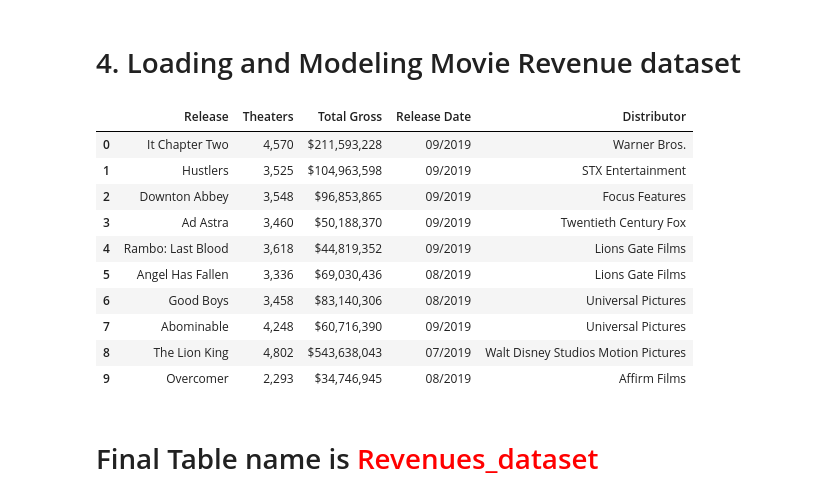
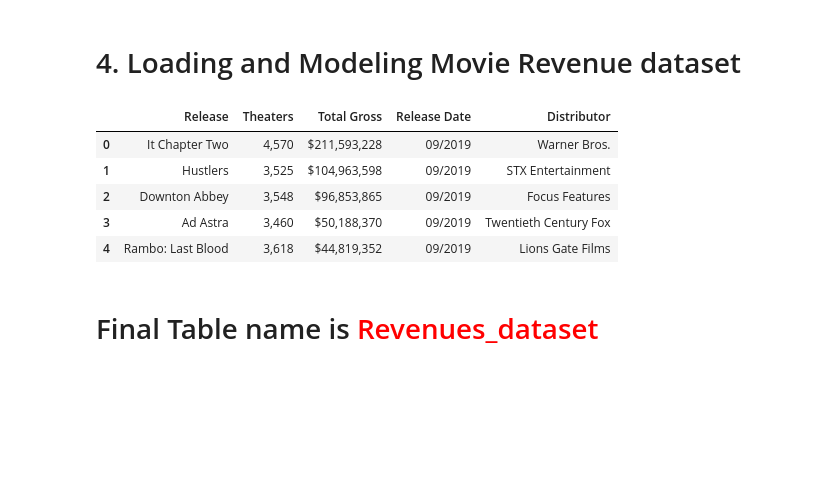
Before and after one commit to shreyashguptas/IMDbRatings-StockImpact, a Jupyter notebook: Project_dataset.ipynb, the cells around one changed output. Cells and saved outputs as stored; diff of their text form; code cells hidden in the pictures; blank space fills up the shorter version.

```diff
--- a/Project_dataset.ipynb
+++ b/Project_dataset.ipynb
@@ -479,20 +426,16 @@ Revenues_dataset.drop(['Rank', 'Gross'], axis=1, inplace=True)
 
 # Drop rows with null values in 'Total Gross'
 Revenues_dataset = Revenues_dataset.dropna(subset=['Total Gross'])
-# %%
-Revenues_dataset.head(10)
-# %% [output]
-|  | Release | Theaters | Total Gross | Release Date | Distributor |
-| 0 | It Chapter Two | 4,570 | $211,593,228 | 09/2019 | Warner Bros. |
-| 1 | Hustlers | 3,525 | $104,963,598 | 09/2019 | STX Entertainment |
-| 2 | Downton Abbey | 3,548 | $96,853,865 | 09/2019 | Focus Features |
-| 3 | Ad Astra | 3,460 | $50,188,370 | 09/2019 | Twentieth Century Fox |
-| 4 | Rambo: Last Blood | 3,618 | $44,819,352 | 09/2019 | Lions Gate Films |
-| 5 | Angel Has Fallen | 3,336 | $69,030,436 | 08/2019 | Lions Gate Films |
-| 6 | Good Boys | 3,458 | $83,140,306 | 08/2019 | Universal Pictures |
-| 7 | Abominable | 4,248 | $60,716,390 | 09/2019 | Universal Pictures |
-| 8 | The Lion King | 4,802 | $543,638,043 | 07/2019 | Walt Disney Studios Motion Pictures |
-| 9 | Overcomer | 2,293 | $34,746,945 | 08/2019 | Affirm Films |
+# %%
+# Verifying the table output
+Revenues_dataset.head()
+# %% [output]
+|  | Release | Theaters | Total Gross | Release Date | Distributor |
+| 0 | It Chapter Two | 4,570 | $211,593,228 | 09/2019 | Warner Bros. |
+| 1 | Hustlers | 3,525 | $104,963,598 | 09/2019 | STX Entertainment |
+| 2 | Downton Abbey | 3,548 | $96,853,865 | 09/2019 | Focus Features |
+| 3 | Ad Astra | 3,460 | $50,188,370 | 09/2019 | Twentieth Century Fox |
+| 4 | Rambo: Last Blood | 3,618 | $44,819,352 | 09/2019 | Lions Gate Films |
 # %% [markdown]
 # Final Table name is <span style="color:red">Revenues_dataset</span>
 # %% [markdown]
```
Also changed, not shown: parts of 27 cells of this notebook, 1 other file.
